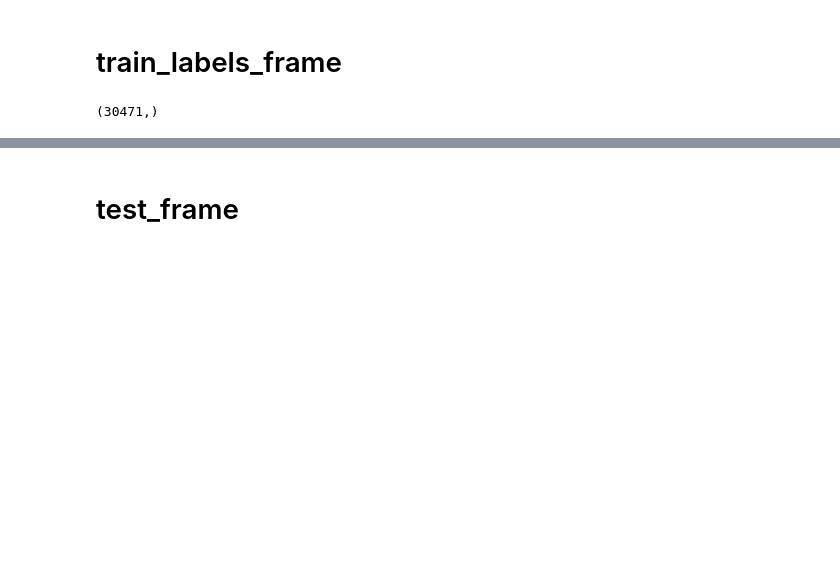
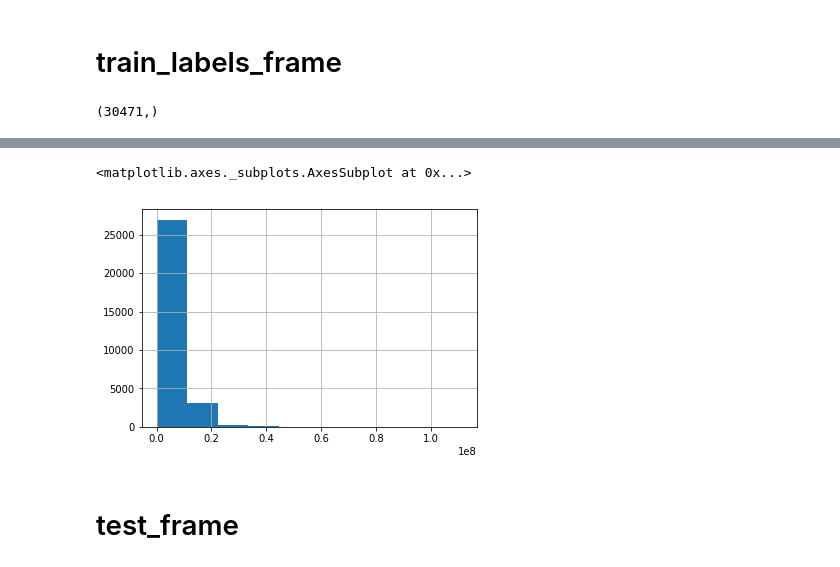
Before and after one commit to XierHacker/KaggleCollection, a Jupyter notebook: SberbankRussianHousingMarket/source/dataExplore.ipynb, the cells around one changed output, grey strips where cells are left out. Cells and saved outputs as stored; diff of their text form; code cells hidden in the pictures; blank space fills up the shorter version.

```diff
--- a/SberbankRussianHousingMarket/source/dataExplore.ipynb
+++ b/SberbankRussianHousingMarket/source/dataExplore.ipynb
@@ -50,3 +141,8 @@ Name: price_doc, dtype: int64
+# %%
+train_labels_frame.hist()
+# %% [output]
+<matplotlib.axes._subplots.AxesSubplot at 0x...>
+[figure, added]
 # %% [markdown]
 # test_frame
 # %%
```
Also changed, not shown: parts of 10 cells of this notebook, 3 other files.
